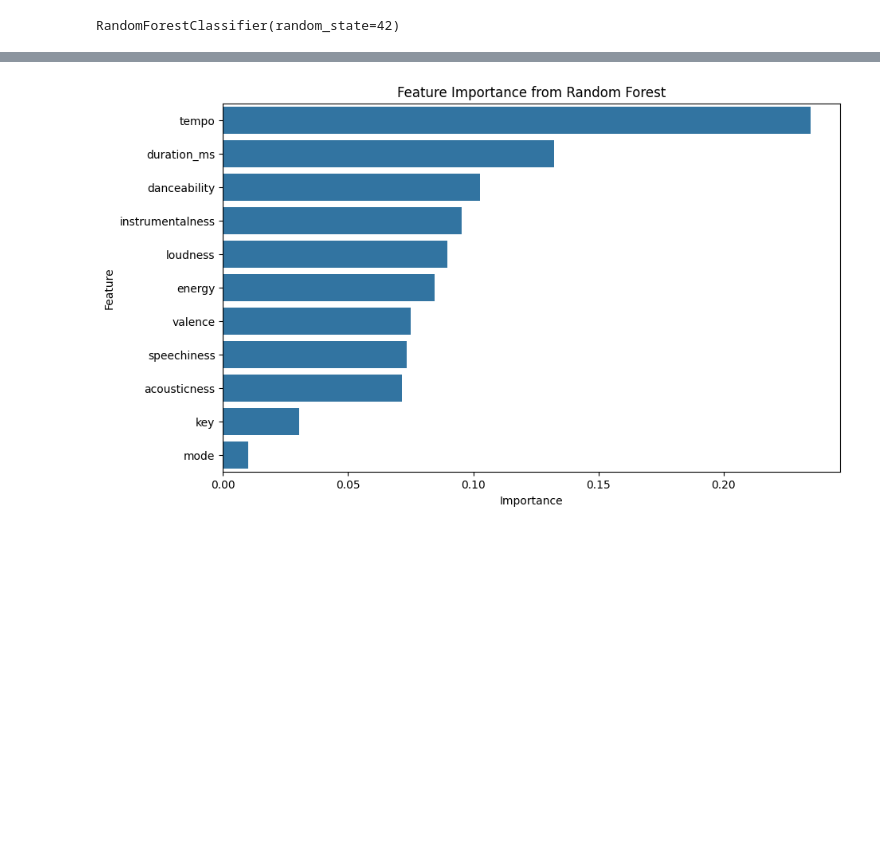
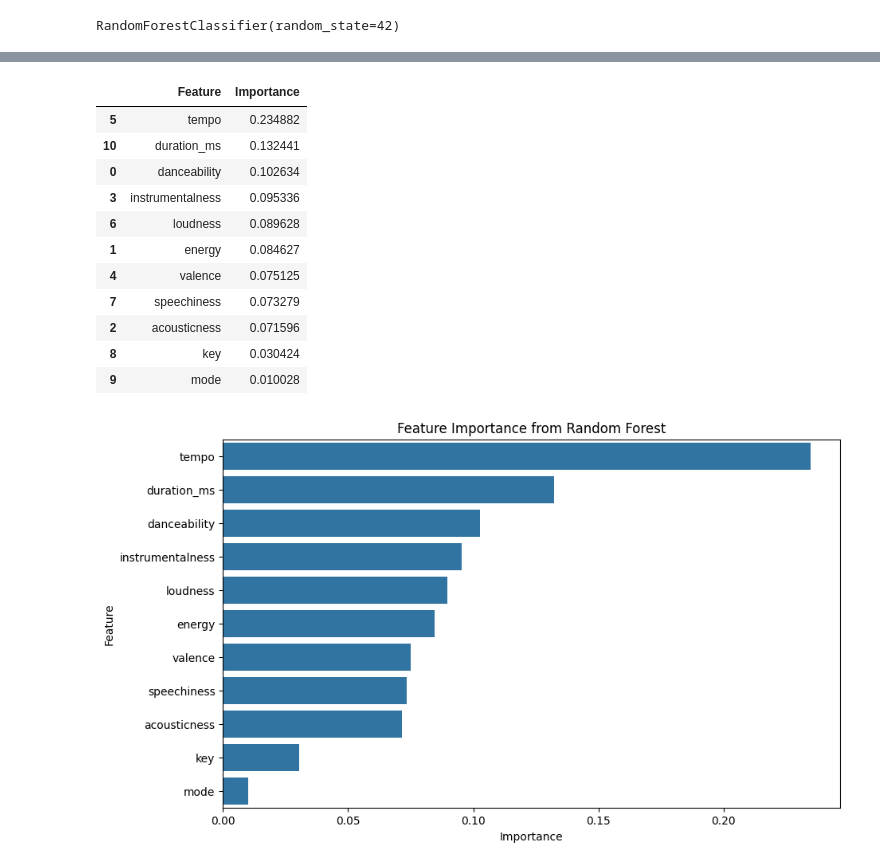
Before and after one commit to sanjaythelord/musicClassifier2024, a Jupyter notebook: DemoFeature.ipynb, the cells around one changed output, grey strips where cells are left out. Drawn from its saved outputs; the diff is of its cells as text; code cells hidden in the pictures; blank space fills up the shorter version.

```diff
--- a/DemoFeature.ipynb
+++ b/DemoFeature.ipynb
@@ -102,6 +137,20 @@ feature_importance_df = pd.DataFrame({
 # %%
 # Sort by importance
 feature_importance_df = feature_importance_df.sort_values(by='Importance', ascending=False)
+feature_importance_df
+# %% [output]
+|  | Feature | Importance |
+| 5 | tempo | 0.234882 |
+| 10 | duration_ms | 0.132441 |
+| 0 | danceability | 0.102634 |
+| 3 | instrumentalness | 0.095336 |
+| 6 | loudness | 0.089628 |
+| 1 | energy | 0.084627 |
+| 4 | valence | 0.075125 |
+| 7 | speechiness | 0.073279 |
+| 2 | acousticness | 0.071596 |
+| 8 | key | 0.030424 |
+| 9 | mode | 0.010028 |
 # %%
 # Plotting feature importance
 plt.figure(figsize=(10,6))
```
Also changed, not shown: parts of 5 cells of this notebook, 3 other files.
